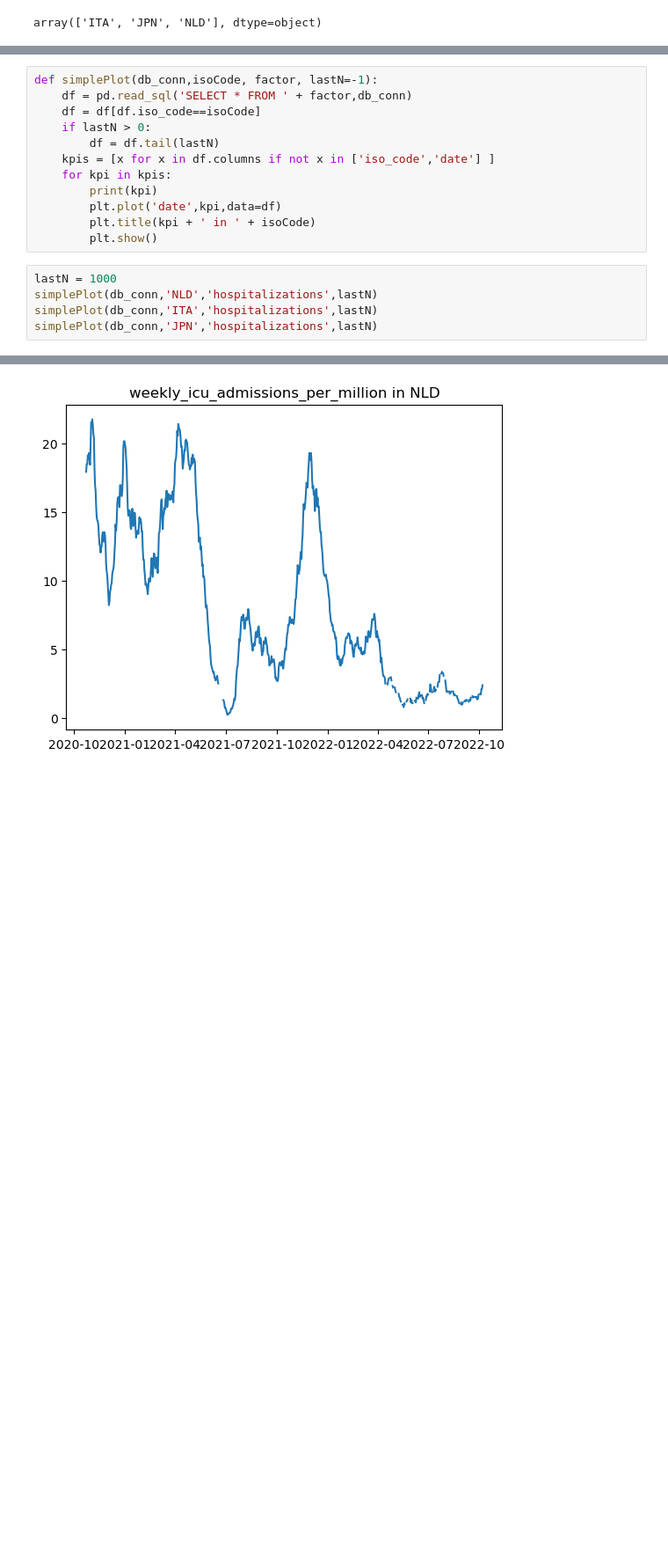
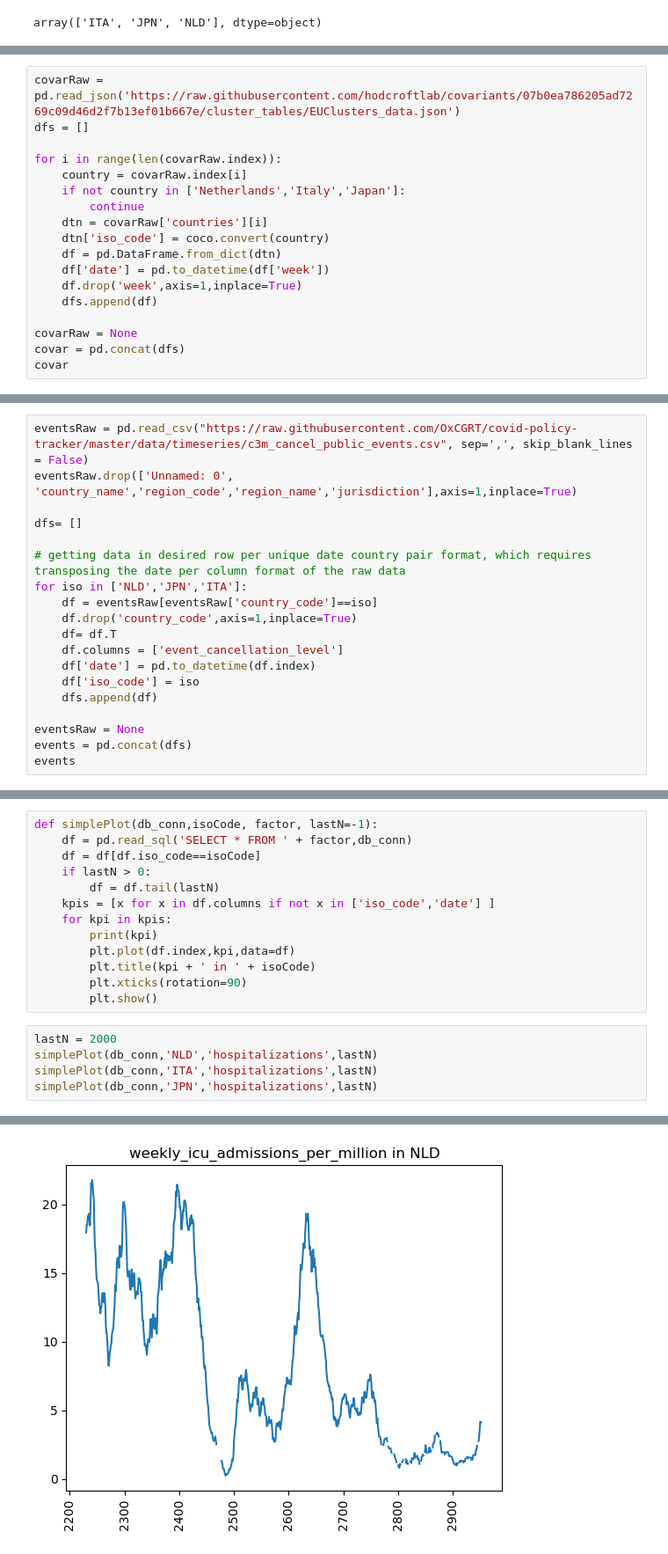
Before and after one commit to KasperGoes/Data-Science-dashboard, a Jupyter notebook: docker/dashboard/Data prep.ipynb, the cells around one changed output, grey strips where cells are left out. Shown at 88% size. Saved outputs shown, nothing was run; the diff lists cells and outputs as text; blank space fills up the shorter version.

```diff
--- a/docker/dashboard/Data prep.ipynb
+++ b/docker/dashboard/Data prep.ipynb
@@ -78,0 +84,18 @@ print(pd.read_sql('SELECT * FROM owidWY',db_conn))
+# %%
+covarRaw = pd.read_json('https://raw.githubusercontent.com/hodcroftlab/covariants/07b0ea786205ad7269c09d46d2f7b13ef01b667e/cluster_tables/EUClusters_data.json')
+dfs = []
+
+for i in range(len(covarRaw.index)):
+    country = covarRaw.index[i]
+    if not country in ['Netherlands','Italy','Japan']:
+        continue
+    dtn = covarRaw['countries'][i]
+    dtn['iso_code'] = coco.convert(country)
+    df = pd.DataFrame.from_dict(dtn)
+    df['date'] = pd.to_datetime(df['week'])
+    df.drop('week',axis=1,inplace=True)
+    dfs.append(df)
+
+covarRaw = None
+covar = pd.concat(dfs)
+covar
@@ -78,0 +123,19 @@ print(pd.read_sql('SELECT * FROM owidWY',db_conn))
+# %%
+eventsRaw = pd.read_csv("https://raw.githubusercontent.com/OxCGRT/covid-policy-tracker/master/data/timeseries/c3m_cancel_public_events.csv", sep=',', skip_blank_lines = False)
+eventsRaw.drop(['Unnamed: 0', 'country_name','region_code','region_name','jurisdiction'],axis=1,inplace=True)
+
+dfs= []
+
+# getting data in desired row per unique date country pair format, which requires transposing the date per column format of the raw data
+for iso in ['NLD','JPN','ITA']:
+    df = eventsRaw[eventsRaw['country_code']==iso]
+    df.drop('country_code',axis=1,inplace=True)
+    df= df.T
+    df.columns = ['event_cancellation_level']
+    df['date'] = pd.to_datetime(df.index)
+    df['iso_code'] = iso
+    dfs.append(df)
+
+eventsRaw = None
+events = pd.concat(dfs)
+events
@@ -171,11 +364,12 @@ def simplePlot(db_conn,isoCode, factor, lastN=-1):
     kpis = [x for x in df.columns if not x in ['iso_code','date'] ]
     for kpi in kpis:
         print(kpi)
-        plt.plot('date',kpi,data=df)
+        plt.plot(df.index,kpi,data=df)
         plt.title(kpi + ' in ' + isoCode)
+        plt.xticks(rotation=90)
         plt.show()
 # %%
-lastN = 1000
+lastN = 2000
 simplePlot(db_conn,'NLD','hospitalizations',lastN)
 simplePlot(db_conn,'ITA','hospitalizations',lastN)
 simplePlot(db_conn,'JPN','hospitalizations',lastN)
@@ -185,3 +379,3 @@ icu_patients_per_million
 weekly_icu_admissions_per_million
-[figure, old version]
+[figure, new version]
 hosp_patients_per_million
```
Also changed, not shown: parts of 22 cells of this notebook.
